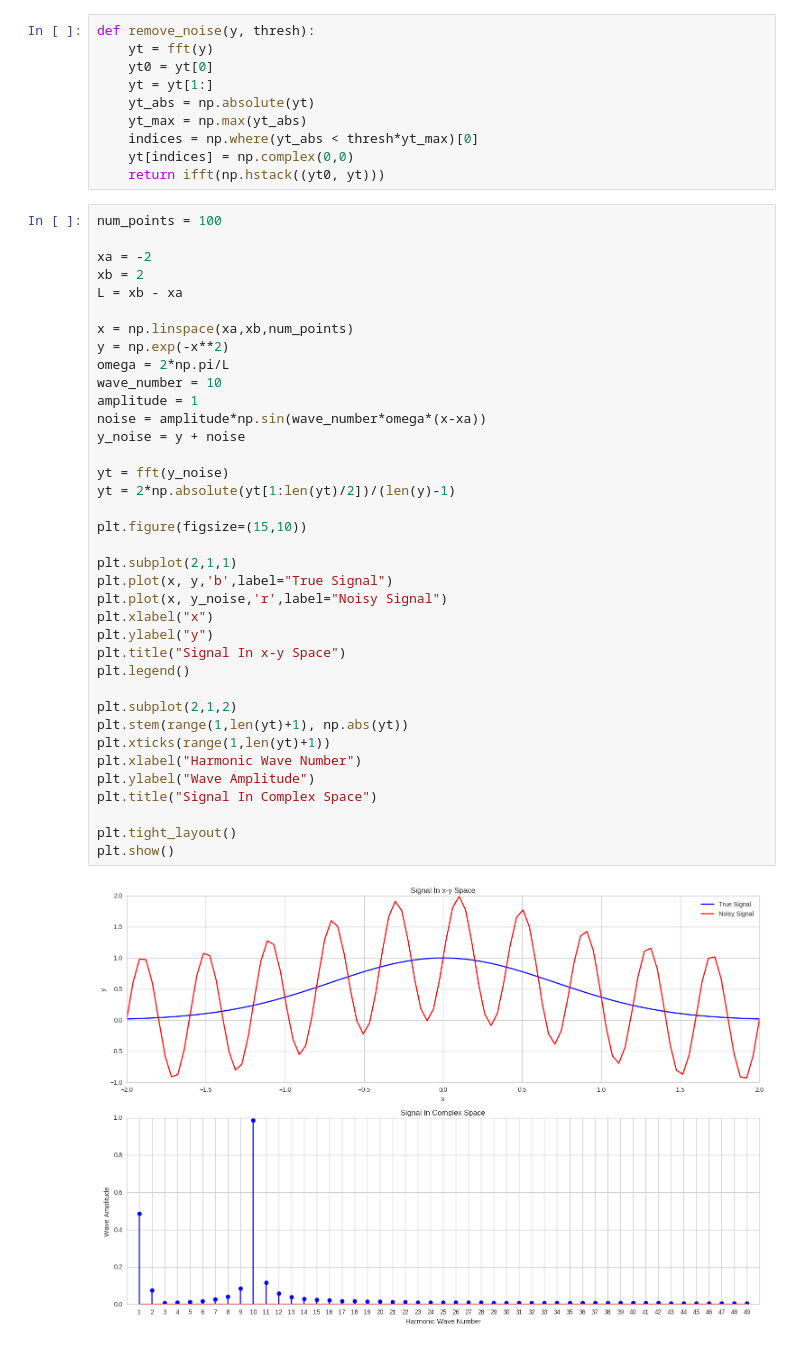
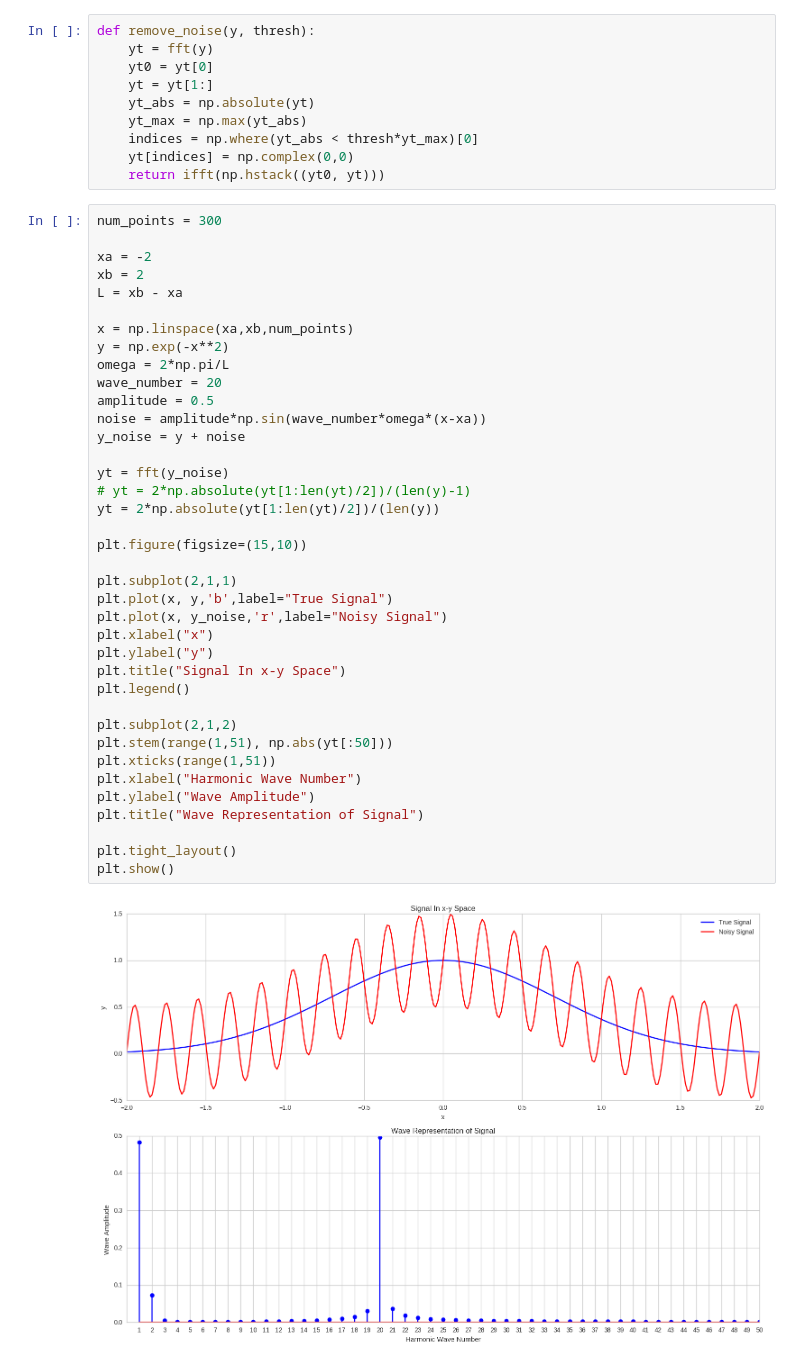
Before and after one commit to jbhersch/fast_fourier_series, a Jupyter notebook: test_ffs.ipynb, the cells around one changed output. Drawn from its saved outputs; the diff is of its cells as text.

```diff
--- a/test_ffs.ipynb
+++ b/test_ffs.ipynb
@@ -269,44 +269,45 @@ def remove_noise(y, thresh):
     yt[indices] = np.complex(0,0)
     return ifft(np.hstack((yt0, yt)))
 # %%
-num_points = 100
+num_points = 300
 
 xa = -2
 xb = 2
 L = xb - xa
 
 x = np.linspace(xa,xb,num_points)
 y = np.exp(-x**2)
 omega = 2*np.pi/L
-wave_number = 10
-amplitude = 1
+wave_number = 20
+amplitude = 0.5
 noise = amplitude*np.sin(wave_number*omega*(x-xa))
 y_noise = y + noise
 
 yt = fft(y_noise)
-yt = 2*np.absolute(yt[1:len(yt)/2])/(len(y)-1)
+# yt = 2*np.absolute(yt[1:len(yt)/2])/(len(y)-1)
+yt = 2*np.absolute(yt[1:len(yt)/2])/(len(y))
 
 plt.figure(figsize=(15,10))
 
 plt.subplot(2,1,1)
 plt.plot(x, y,'b',label="True Signal")
 plt.plot(x, y_noise,'r',label="Noisy Signal")
 plt.xlabel("x")
 plt.ylabel("y")
 plt.title("Signal In x-y Space")
 plt.legend()
 
 plt.subplot(2,1,2)
-plt.stem(range(1,len(yt)+1), np.abs(yt))
-plt.xticks(range(1,len(yt)+1))
+plt.stem(range(1,51), np.abs(yt[:50]))
+plt.xticks(range(1,51))
 plt.xlabel("Harmonic Wave Number")
 plt.ylabel("Wave Amplitude")
-plt.title("Signal In Complex Space")
+plt.title("Wave Representation of Signal")
 
 plt.tight_layout()
 plt.show()
 # %% [output]
-[figure, old version]
+[figure, new version]
 # %%
 num_points = 100
 
```
Also changed, not shown: parts of 9 cells of this notebook, 5 other files.
